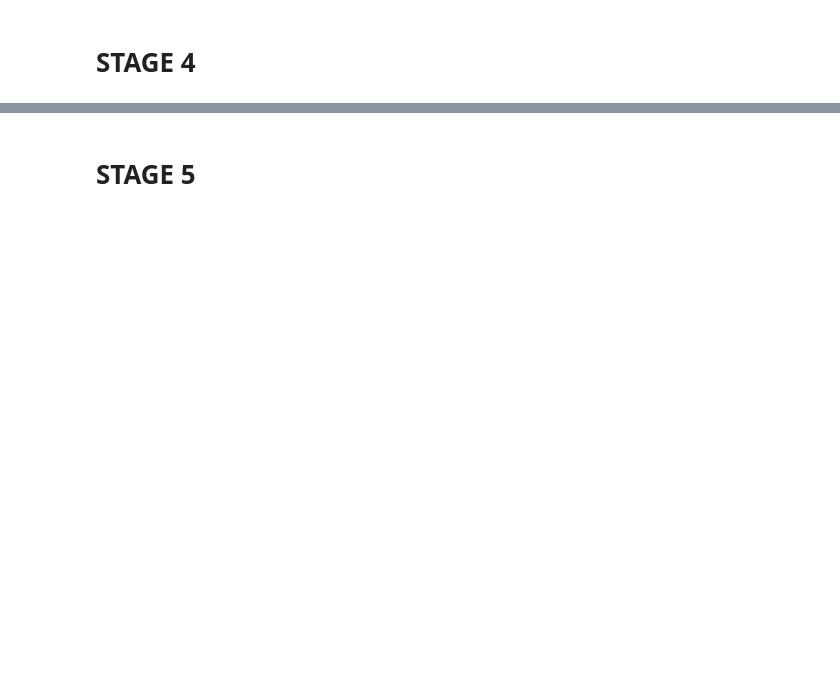
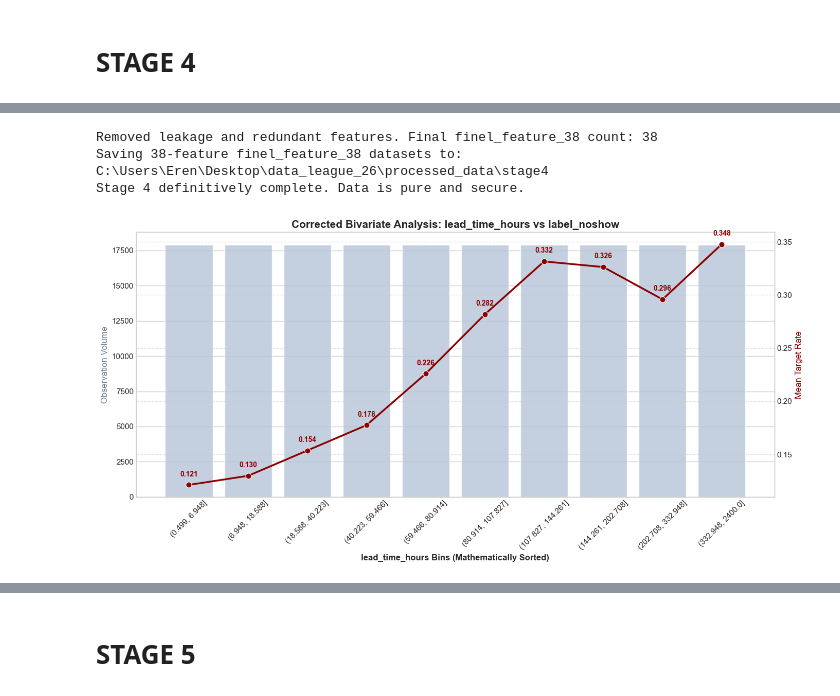
Before and after one commit to ErenReyhanlioglu/data_league_26, a Jupyter notebook: notebooks/02_feature_importance.ipynb, the cells around one changed output, grey strips where cells are left out. Saved outputs shown, nothing was run; the diff lists cells and outputs as text; code cells hidden in the pictures; blank space fills up the shorter version.

Commit message:
feat: implement statistical filtering and feature selection layer

```diff
--- a/notebooks/02_feature_importance.ipynb
+++ b/notebooks/02_feature_importance.ipynb
@@ -305,0 +441,4 @@ Final Column Count: 167
+# %%
+print("\n--- Step 1: Zero Variance Filter ---")
+sub_train_filtered, var_report = statistical_tests.drop_zero_variance(sub_train_167)
+display(var_report[var_report['Action'] == 'Dropped'].head())
@@ -305,0 +478,11 @@ Final Column Count: 167
+# %%
+# 4. Information Value (IV) Filter
+print("\n--- Step 3: Information Value (IV) Filter ---")
+analysis_features = [c for c in sub_train_filtered.columns if c not in ['appointment_id', 'patient_id', 'clinic_id', 'label_noshow', 'appointment_datetime', 'booking_datetime']]
+
+iv_report, final_features = statistical_tests.calculate_iv_woe(sub_train_filtered, 'label_noshow', analysis_features)
+
+# Hangi özelliğin hangi kategoriye (Useless, Strong, Leakage) girdiğini incele
+print("\nInformation Value Report (Head & Tail):")
+display(iv_report.head(10))
+display(iv_report.tail(5))
@@ -305,0 +511,34 @@ Final Column Count: 167
+# %%
+from config import STAGE4_OUT
+
+leakage_cols = ['demo_proxy_rate', 'lead_time_log']
+finel_feature_38 = [f for f in final_features if f not in leakage_cols]
+
+print(f"Removed leakage and redundant features. Final finel_feature_38 count: {len(finel_feature_38)}")
+
+meta_cols = ['appointment_id', 'patient_id', 'clinic_id', 'label_noshow', 'appointment_datetime', 'booking_datetime']
+
+final_cols_train = [c for c in meta_cols if c in sub_train_filtered.columns] + finel_feature_38
+final_cols_val = [c for c in meta_cols if c in sub_val_final.columns] + finel_feature_38
+final_cols_test = [c for c in meta_cols if c in test_fe_final.columns] + finel_feature_38
+
+sub_train_finel_feature_38 = sub_train_filtered[final_cols_train]
+sub_val_finel_feature_38 = sub_val_final[final_cols_val]
+test_fe_finel_feature_38 = test_fe_final[final_cols_test]
+
+STAGE4_OUT.mkdir(parents=True, exist_ok=True)
+print(f"Saving {len(finel_feature_38)}-feature finel_feature_38 datasets to: {STAGE4_OUT}")
+
+sub_train_finel_feature_38.to_parquet(STAGE4_OUT / "train_finel_feature_38.parquet", index=False)
+sub_val_finel_feature_38.to_parquet(STAGE4_OUT / "val_finel_feature_38.parquet", index=False)
+test_fe_finel_feature_38.to_parquet(STAGE4_OUT / "test_finel_feature_38.parquet", index=False)
+
+print("Stage 4 definitively complete. Data is pure and secure.")
+# %% [output]
+Removed leakage and redundant features. Final finel_feature_38 count: 38
+Saving 38-feature finel_feature_38 datasets to: C:\Users\Eren\Desktop\data_league_26\processed_data\stage4
+Stage 4 definitively complete. Data is pure and secure.
+# %%
+plotting.plot_bivariate_target_rate(df=sub_train_finel_feature_38, feature='lead_time_hours', target='label_noshow')
+# %% [output]
+[figure, added]
```
Also changed, not shown: parts of 19 cells of this notebook, 10 other files.
